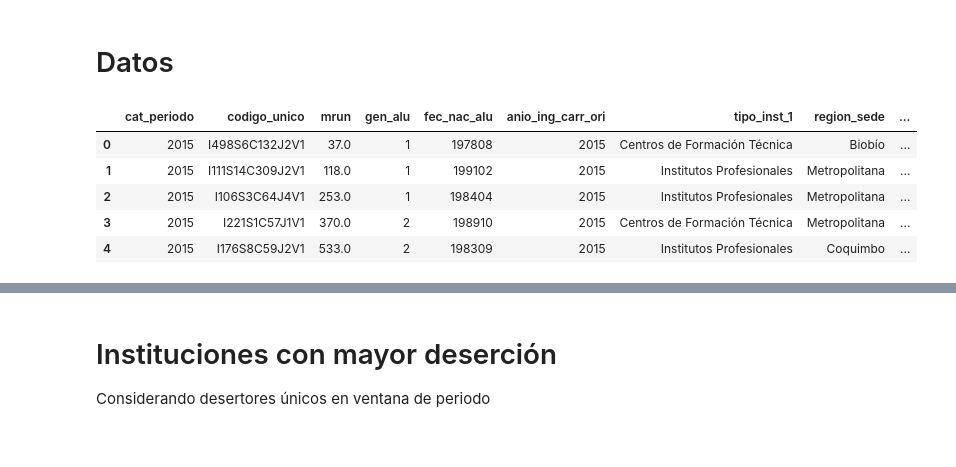
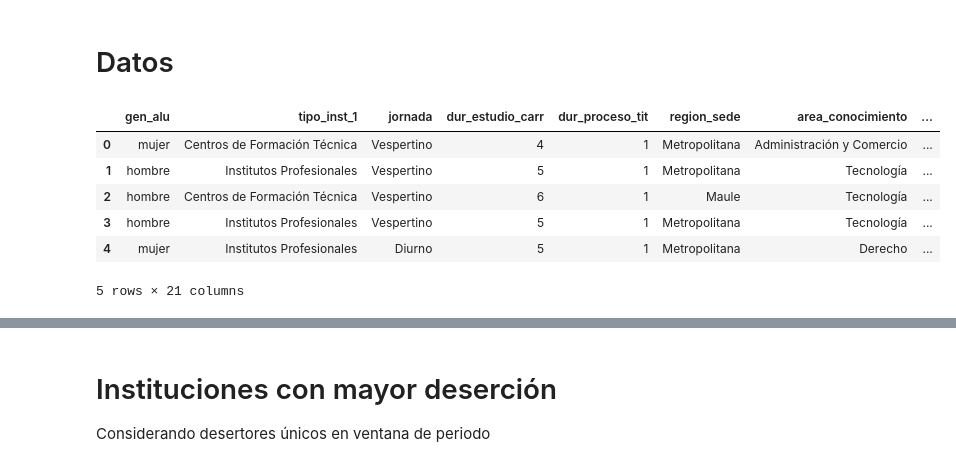
Before and after one commit to GianniCatBug/MDS7201-mineduc-desercion, a Jupyter notebook: notebooks/8-varianza-instituciones.ipynb, the cells around one changed output, grey strips where cells are left out. Saved outputs shown, nothing was run; the diff lists cells and outputs as text; code cells hidden in the pictures.

```diff
--- a/notebooks/8-varianza-instituciones.ipynb
+++ b/notebooks/8-varianza-instituciones.ipynb
@@ -14,12 +14,13 @@ BASE = "/media/giani/Gianicosas/Magister/Proyecto/"
 # %% [markdown]
 # Datos
 # %%
-df = pd.read_csv(f"{BASE}work_data/matriz_desercion_3.csv.gz")
+df = pd.read_csv(f"{BASE}work_data/matriz_desercion_4_no_dummy.csv.gz")
 df.head()
 # %% [output]
-|  | cat_periodo | codigo_unico | mrun | gen_alu | fec_nac_alu | anio_ing_carr_ori | tipo_inst_1 | region_sede | ... |
-| 0 | 2015 | I498S6C132J2V1 | 37.0 | 1 | 197808 | 2015 | Centros de Formación Técnica | Biobío | ... |
-| 1 | 2015 | I111S14C309J2V1 | 118.0 | 1 | 199102 | 2015 | Institutos Profesionales | Metropolitana | ... |
-| 2 | 2015 | I106S3C64J4V1 | 253.0 | 1 | 198404 | 2015 | Institutos Profesionales | Metropolitana | ... |
-| 3 | 2015 | I221S1C57J1V1 | 370.0 | 2 | 198910 | 2015 | Centros de Formación Técnica | Metropolitana | ... |
-| 4 | 2015 | I176S8C59J2V1 | 533.0 | 2 | 198309 | 2015 | Institutos Profesionales | Coquimbo | ... |
+|  | gen_alu | tipo_inst_1 | jornada | dur_estudio_carr | dur_proceso_tit | region_sede | area_conocimiento | ... |
+| 0 | mujer | Centros de Formación Técnica | Vespertino | 4 | 1 | Metropolitana | Administración y Comercio | ... |
+| 1 | hombre | Institutos Profesionales | Vespertino | 5 | 1 | Metropolitana | Tecnología | ... |
+| 2 | hombre | Centros de Formación Técnica | Vespertino | 6 | 1 | Maule | Tecnología | ... |
+| 3 | hombre | Institutos Profesionales | Vespertino | 5 | 1 | Metropolitana | Tecnología | ... |
+| 4 | mujer | Institutos Profesionales | Diurno | 5 | 1 | Metropolitana | Derecho | ... |
+5 rows × 21 columns
```
Also changed, not shown: parts of 24 cells of this notebook.
